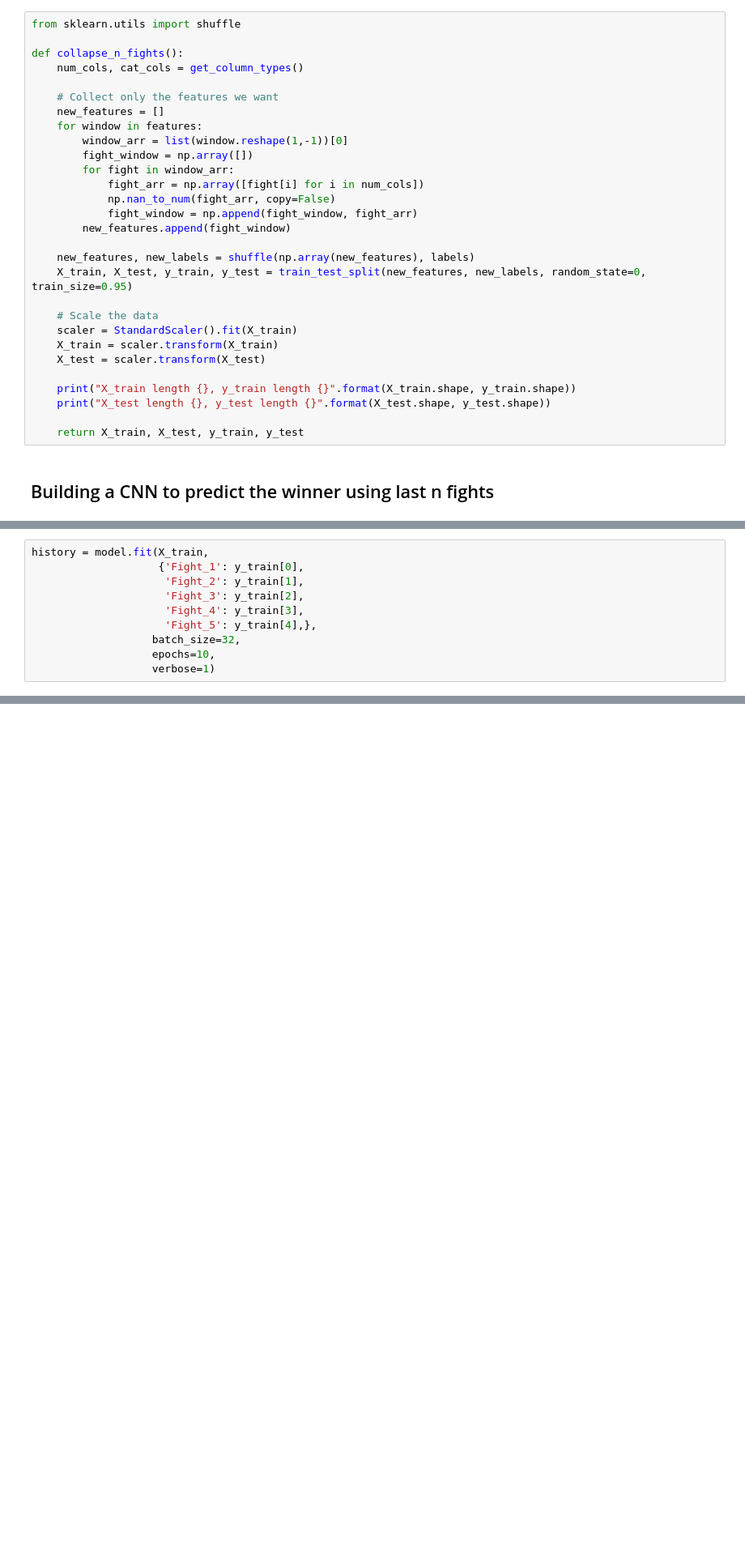
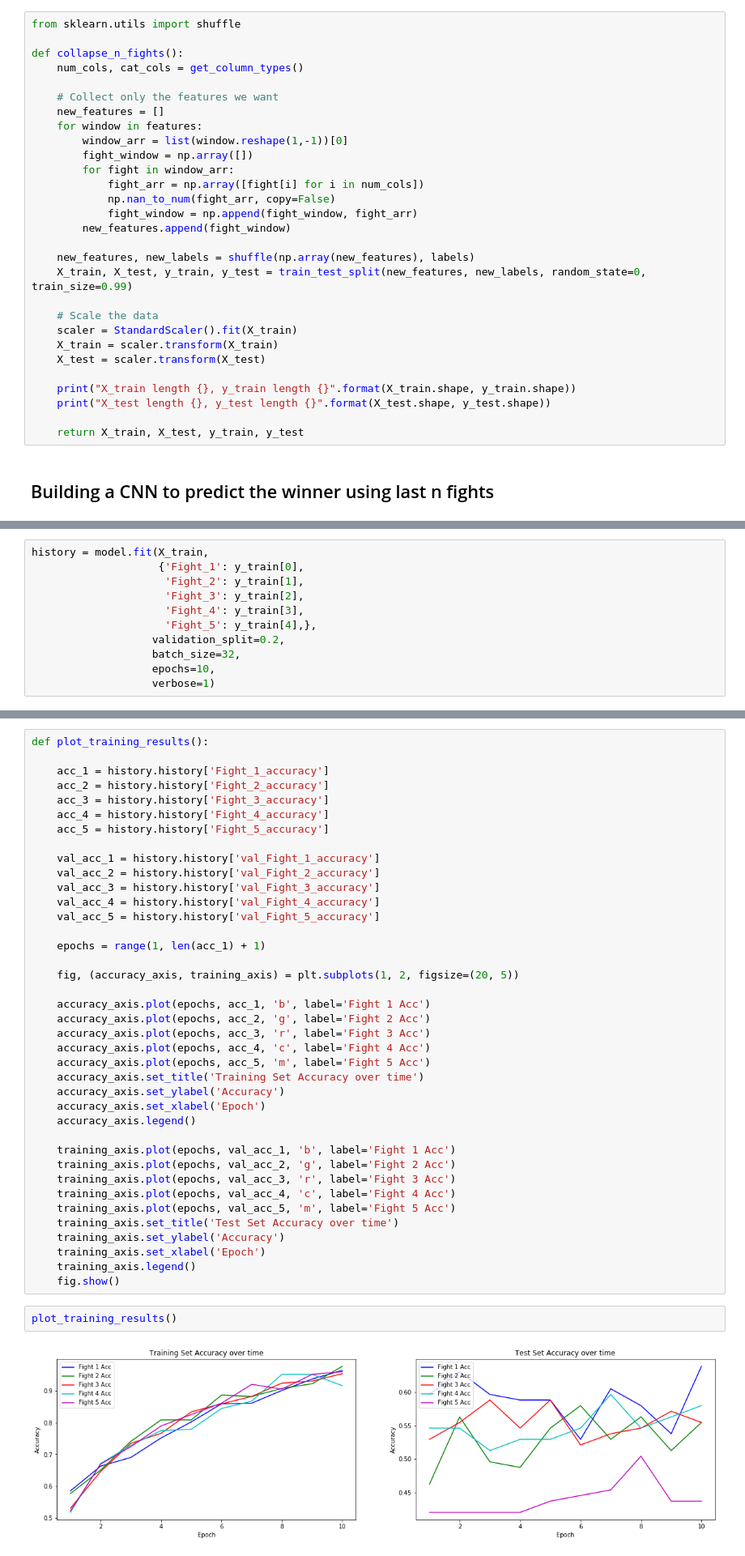
Before and after one commit to JamesPeralta/UFC-Fight-Predictor, a Jupyter notebook: predict_fighters_career/Predict_Fighters_Career.ipynb, the cells around one changed output, grey strips where cells are left out. Shown: that part at 81% size. Drawn from its saved outputs; the diff is of its cells as text; blank space fills up the shorter version.

```diff
--- a/predict_fighters_career/Predict_Fighters_Career.ipynb
+++ b/predict_fighters_career/Predict_Fighters_Career.ipynb
@@ -130,7 +69,7 @@ def collapse_n_fights():
         new_features.append(fight_window)
 
     new_features, new_labels = shuffle(np.array(new_features), labels)
-    X_train, X_test, y_train, y_test = train_test_split(new_features, new_labels, random_state=0, train_size=0.95)
+    X_train, X_test, y_train, y_test = train_test_split(new_features, new_labels, random_state=0, train_size=0.99)
 
     # Scale the data
     scaler = StandardScaler().fit(X_train)
@@ -207,6 +129,7 @@ history = model.fit(X_train,
                      'Fight_3': y_train[2],
                      'Fight_4': y_train[3],
                      'Fight_5': y_train[4],},
+                   validation_split=0.2,
                    batch_size=32,
                    epochs=10,
                    verbose=1)
@@ -249,0 +154,43 @@ top_10_cnn.to_csv("../model_results/UFC_Predict_5_Fights_CNN_2.csv")
+# %%
+def plot_training_results():
+
+    acc_1 = history.history['Fight_1_accuracy']
+    acc_2 = history.history['Fight_2_accuracy']
+    acc_3 = history.history['Fight_3_accuracy']
+    acc_4 = history.history['Fight_4_accuracy']
+    acc_5 = history.history['Fight_5_accuracy']
+
+    val_acc_1 = history.history['val_Fight_1_accuracy']
+    val_acc_2 = history.history['val_Fight_2_accuracy']
+    val_acc_3 = history.history['val_Fight_3_accuracy']
+    val_acc_4 = history.history['val_Fight_4_accuracy']
+    val_acc_5 = history.history['val_Fight_5_accuracy']
+
+    epochs = range(1, len(acc_1) + 1)
+
+    fig, (accuracy_axis, training_axis) = plt.subplots(1, 2, figsize=(20, 5))
+
+    accuracy_axis.plot(epochs, acc_1, 'b', label='Fight 1 Acc')
+    accuracy_axis.plot(epochs, acc_2, 'g', label='Fight 2 Acc')
+    accuracy_axis.plot(epochs, acc_3, 'r', label='Fight 3 Acc')
+    accuracy_axis.plot(epochs, acc_4, 'c', label='Fight 4 Acc')
+    accuracy_axis.plot(epochs, acc_5, 'm', label='Fight 5 Acc')
+    accuracy_axis.set_title('Training Set Accuracy over time')
+    accuracy_axis.set_ylabel('Accuracy')
+    accuracy_axis.set_xlabel('Epoch')
+    accuracy_axis.legend()
+
+    training_axis.plot(epochs, val_acc_1, 'b', label='Fight 1 Acc')
+    training_axis.plot(epochs, val_acc_2, 'g', label='Fight 2 Acc')
+    training_axis.plot(epochs, val_acc_3, 'r', label='Fight 3 Acc')
+    training_axis.plot(epochs, val_acc_4, 'c', label='Fight 4 Acc')
+    training_axis.plot(epochs, val_acc_5, 'm', label='Fight 5 Acc')
+    training_axis.set_title('Test Set Accuracy over time')
+    training_axis.set_ylabel('Accuracy')
+    training_axis.set_xlabel('Epoch')
+    training_axis.legend()
+    fig.show()
+# %%
+plot_training_results()
+# %% [output]
+[figure, added]
```
Also changed, not shown: parts of 32 cells of this notebook.
